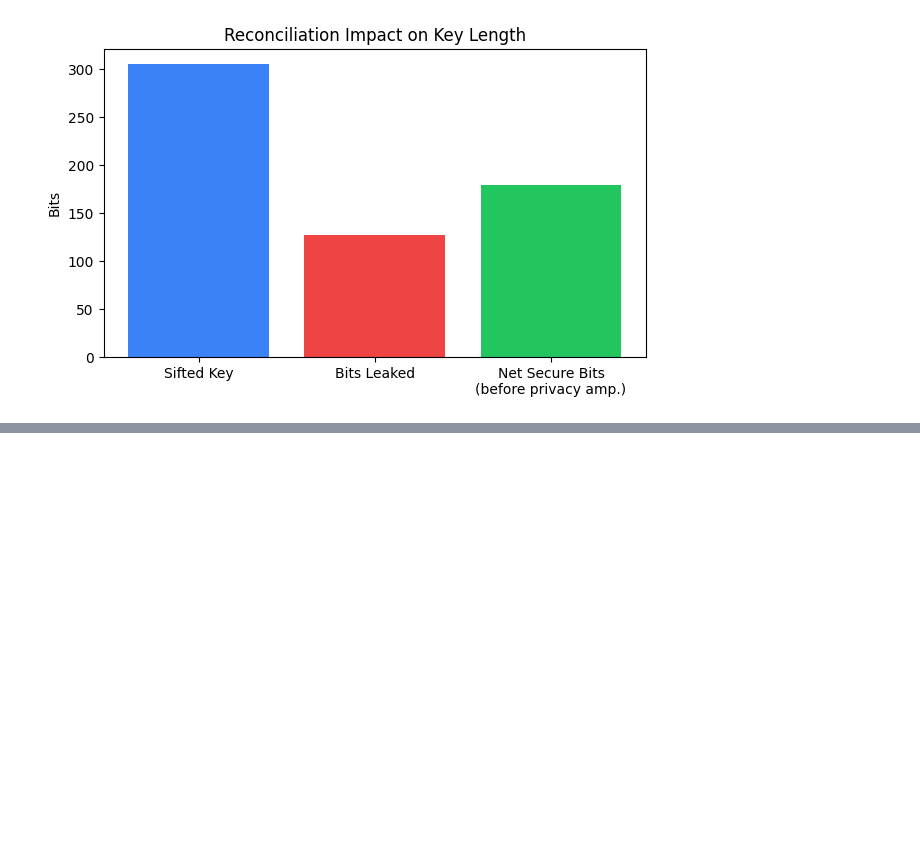
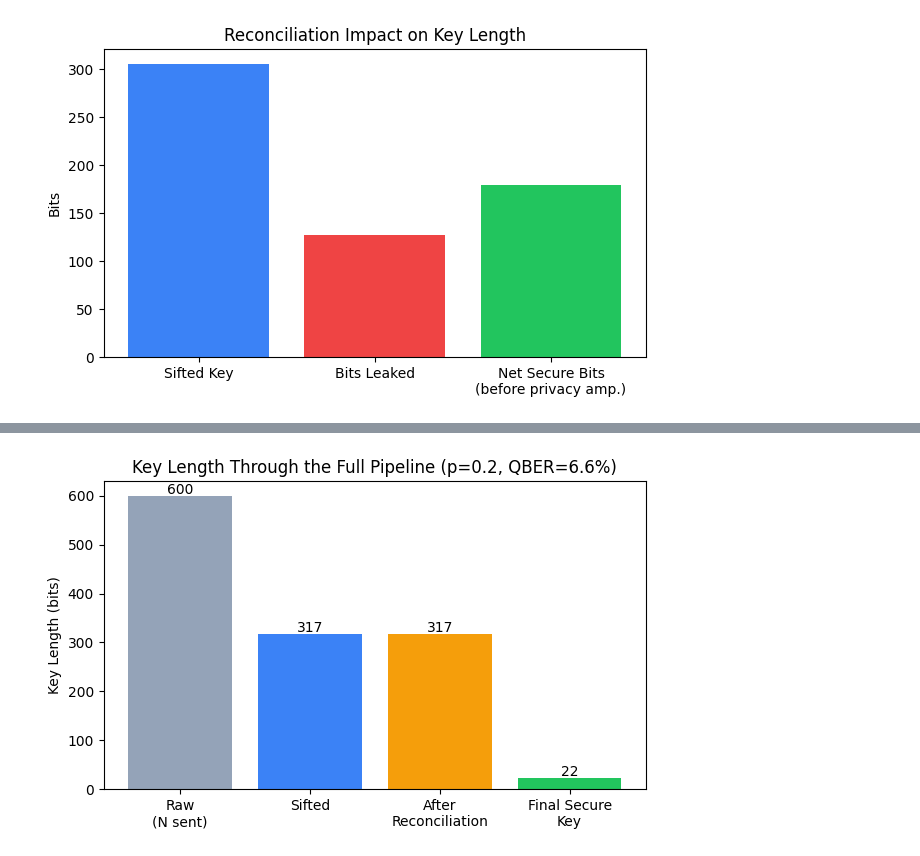
Before and after one commit to mmud/QKD-Alex-Hackathon, a Jupyter notebook: bb84_local.ipynb, the cells around one changed output, grey strips where cells are left out. Cells and saved outputs as stored; diff of their text form; code cells hidden in the pictures; blank space fills up the shorter version.

```diff
--- a/bb84_local.ipynb
+++ b/bb84_local.ipynb
@@ -780,3 +790,13 @@ Reconciliation successful: True
 Reconciled key length: 306
 Total information leaked to Eve: 127 bits
 [figure]
+# %%
+def binary_entropy(q):
+    q = np.clip(q, 1e-12, 1 - 1e-12)
+    return -q * np.log2(q) - (1 - q) * np.log2(1 - q)
+
+
+def compute_final_key_length(n_reconciled, leak_EC, qber, security_margin=32):
+    eve_info_bound = n_reconciled * binary_entropy(qber)
+    final_length = n_reconciled - leak_EC - eve_info_bound - security_margin
+    return max(0, int(np.floor(final_length)))
@@ -782,0 +830,25 @@ Total information leaked to Eve: 127 bits
+# %%
+DEMO_P = 0.2
+alice_demo, bob_demo, *_ = run_bb84_with_eve(600, p_intercept=DEMO_P, seed=101)
+observed_qber = np.mean(alice_demo != bob_demo)
+
+bob_rec_demo, leak_demo, hist_demo, success_demo = attempt_reconciliation(
+    alice_demo, bob_demo, max_passes=12, initial_block_size=8, seed=42
+)
+
+if success_demo:
+    n_reconciled = len(alice_demo)
+    final_len = compute_final_key_length(n_reconciled, leak_demo, observed_qber, security_margin=32)
+    final_key = toeplitz_hash(alice_demo, final_len, seed=2024)  # Alice's side
+    final_key_bob = toeplitz_hash(bob_rec_demo, final_len, seed=2024)  # Bob's side, same seed = same matrix
+
+    print(f"Observed QBER: {observed_qber:.2%}")
+    print(f"Sifted/reconciled key length: {n_reconciled}")
+    print(f"Bits leaked during reconciliation: {leak_demo}")
+    print(f"Estimated Eve info bound (entropy): {n_reconciled * binary_entropy(observed_qber):.1f} bits")
+    print(f"Final secure key length: {final_len}")
+    print(f"Alice's final key: {final_key}")
+    print(f"Bob's final key:   {final_key_bob}")
+    print(f"Keys match: {np.array_equal(final_key, final_key_bob)}")
+else:
+    print("Reconciliation failed or QBER exceeded abort threshold — no final key generated.")
@@ -782,0 +864,12 @@ Total information leaked to Eve: 127 bits
+# %%
+stages = ["Raw\n(N sent)", "Sifted", "After\nReconciliation", "Final Secure\nKey"]
+lengths = [600, n_reconciled, n_reconciled, final_len]
+
+plt.bar(stages, lengths, color=["#94a3b8", "#3b82f6", "#f59e0b", "#22c55e"])
+plt.ylabel("Key Length (bits)")
+plt.title(f"Key Length Through the Full Pipeline (p={DEMO_P}, QBER={observed_qber:.1%})")
+for i, v in enumerate(lengths):
+    plt.text(i, v + 5, str(v), ha='center')
+plt.show()
+# %% [output]
+[figure, added]
```
Also changed, not shown: parts of 10 cells of this notebook.
